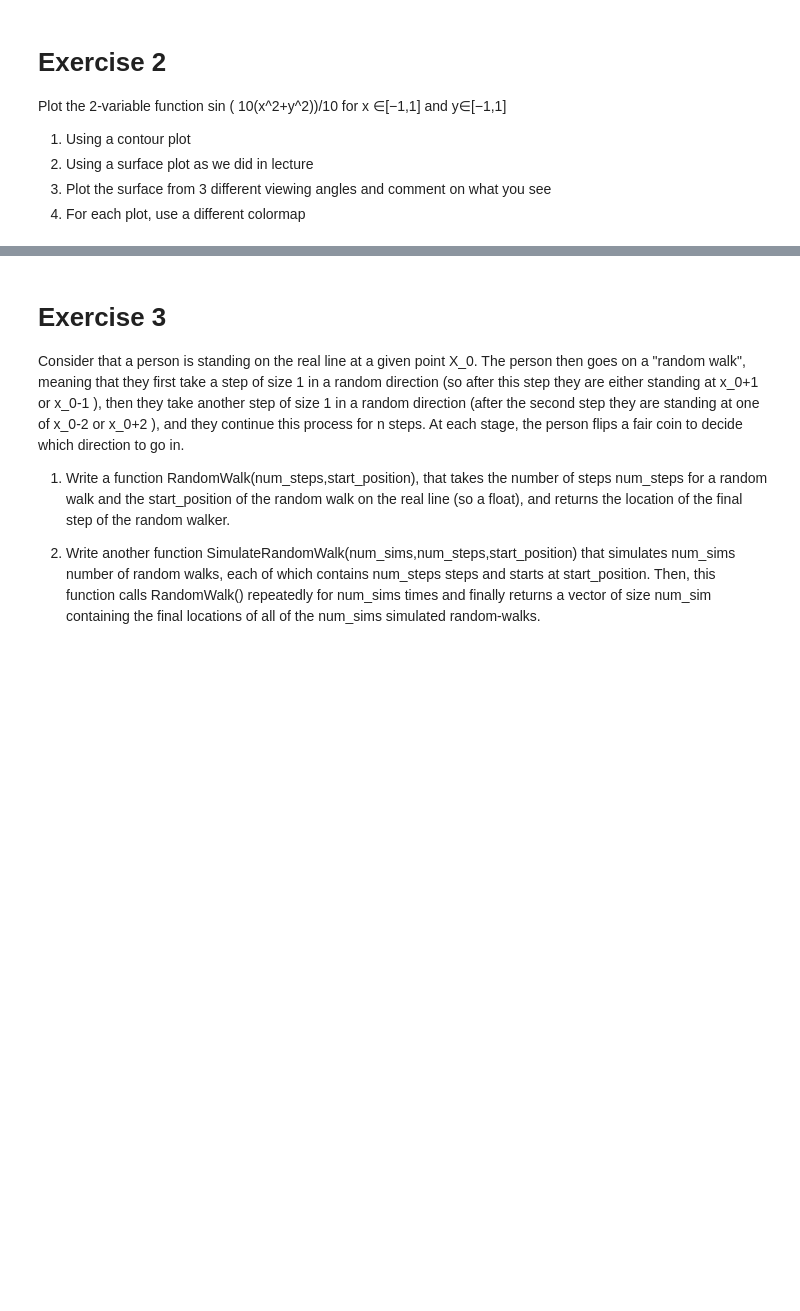
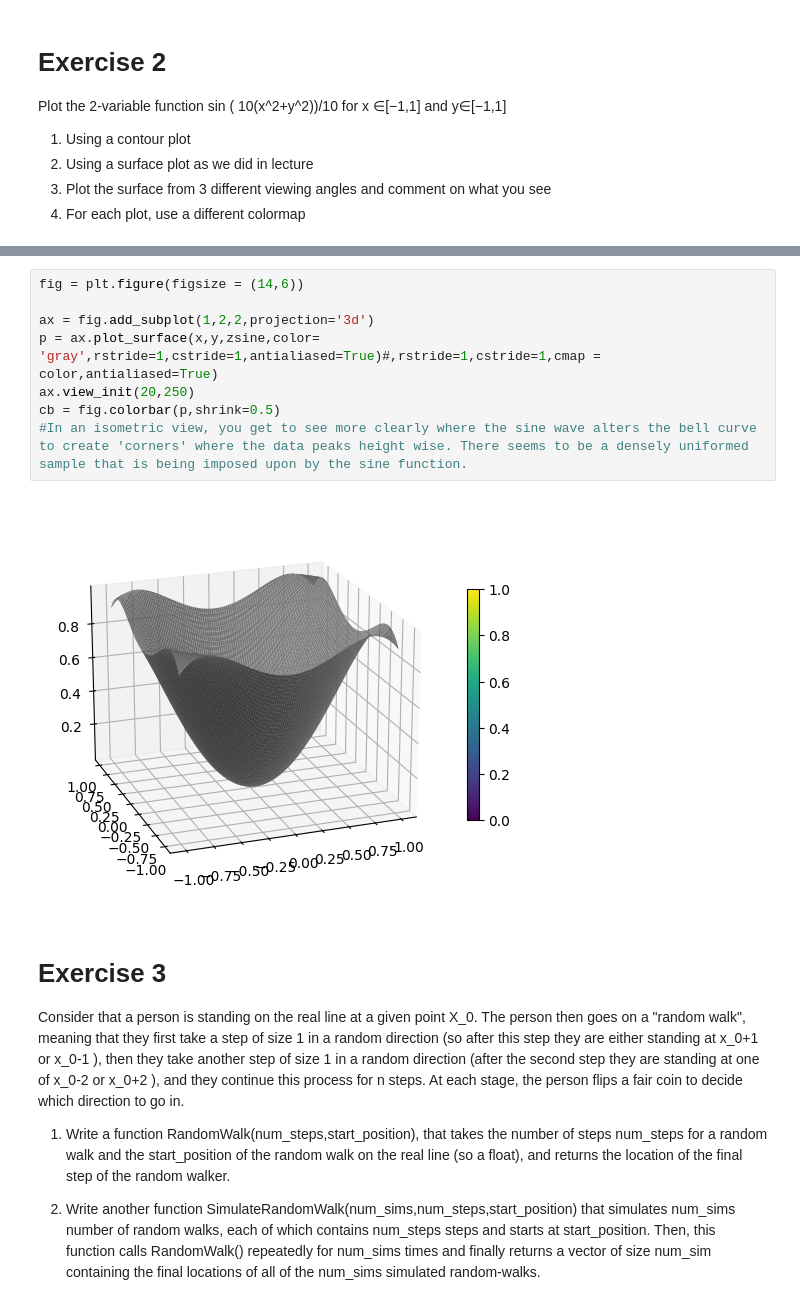
Before and after one commit to wristi/Data-3401, a Jupyter notebook: Labs/Lab8/Lab8.ipynb, the cells around one changed output, grey strips where cells are left out. Saved outputs shown, nothing was run; the diff lists cells and outputs as text; blank space fills up the shorter version.

```diff
--- a/Labs/Lab8/Lab8.ipynb
+++ b/Labs/Lab8/Lab8.ipynb
@@ -50,3 +78,13 @@ NameError: name 'f_x' is not defined
+# %%
+fig = plt.figure(figsize = (14,6))
+
+ax = fig.add_subplot(1,2,2,projection='3d')
+p = ax.plot_surface(x,y,zsine,color= 'gray',rstride=1,cstride=1,antialiased=True)#,rstride=1,cstride=1,cmap = color,antialiased=True)
+ax.view_init(20,250)
+cb = fig.colorbar(p,shrink=0.5)
+#In an isometric view, you get to see more clearly where the sine wave alters the bell curve to create 'corners' where the data peaks height wise. There seems to be a densely uniformed sample that is being imposed upon by the sine function.
+# %% [output]
+[figure, added]
 # %% [markdown]
 # Exercise 3
 Consider that a person is standing on the real line at a given point X_0. The person then goes on a "random walk", meaning that they first take a step of size 1 in a random direction (so after this step they are either standing at x_0+1 or x_0-1 ), then they take another step of size 1 in a random direction (after the second step they are standing at one of x_0-2 or x_0+2 ), and they continue this process for n steps. At each stage, the person flips a fair coin to decide which direction to go in.
```
Also changed, not shown: parts of 4 cells of this notebook.
